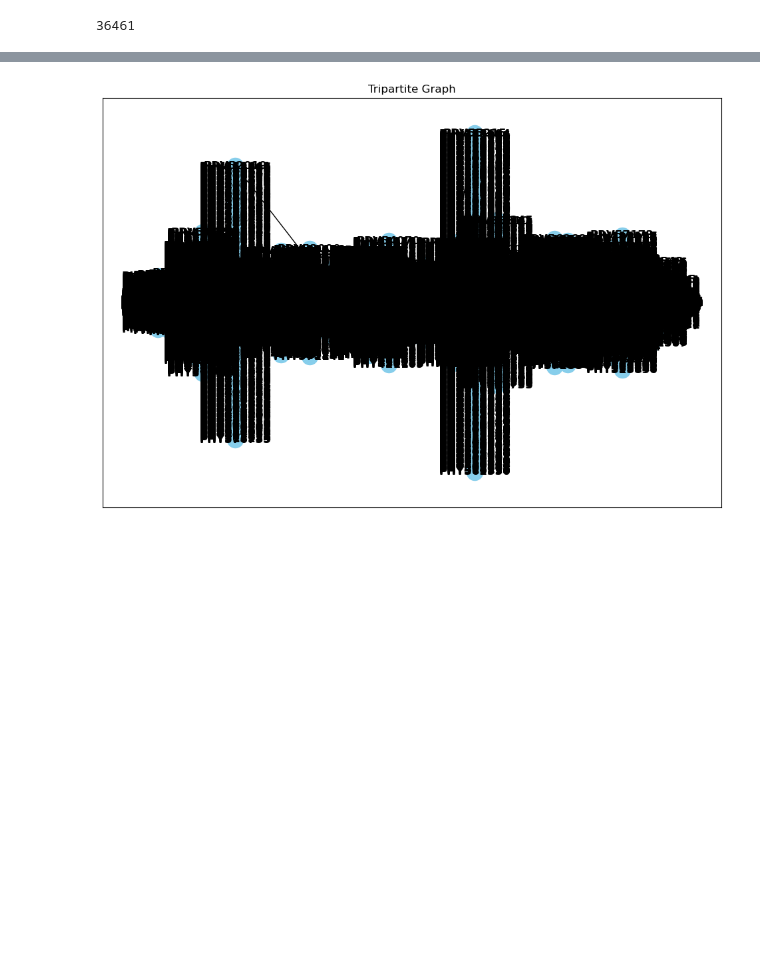
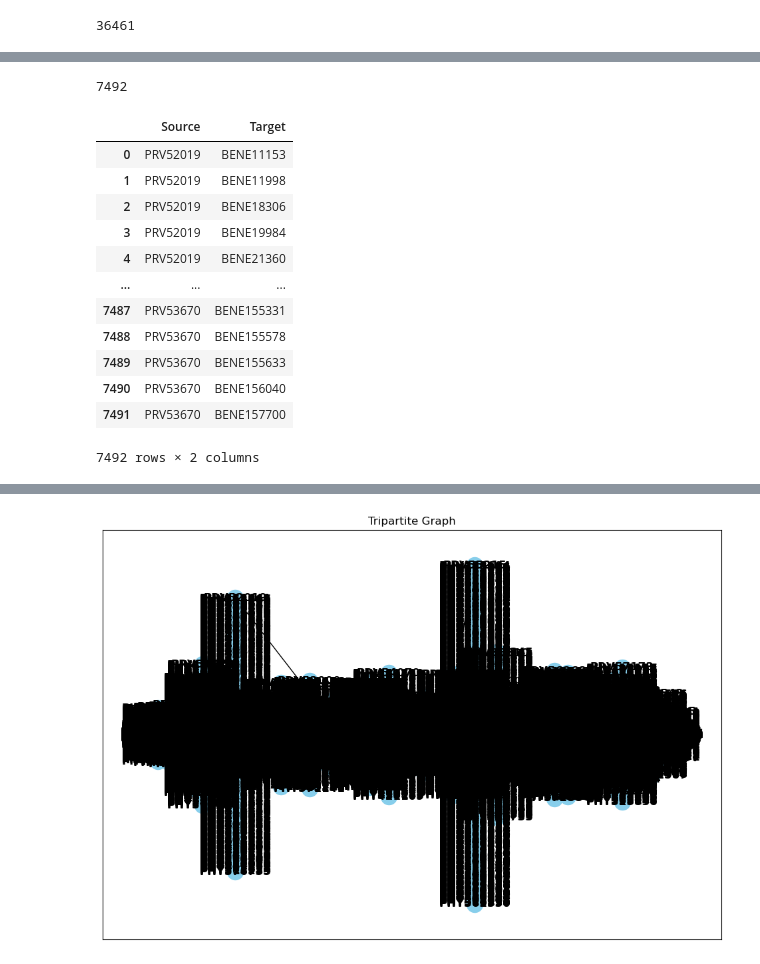
Before and after one commit to meghavi1610/Healthcare_Provider_Fraud, a Jupyter notebook: Data Exploration.ipynb, the cells around one changed output, grey strips where cells are left out. Saved outputs shown, nothing was run; the diff lists cells and outputs as text; code cells hidden in the pictures; blank space fills up the shorter version.

```diff
--- a/Data Exploration.ipynb
+++ b/Data Exploration.ipynb
@@ -137,7 +137,7 @@ target = 'AttendingPhysician'
 G = nx.from_pandas_edgelist(train_df, source=source, target = target)
 # %%
 # Remove rows with NaN values in specified columns
-train_df.dropna(subset=['Provider', 'OperatingPhysician', 'AttendingPhysician'], inplace=True)
+train_df.dropna(subset=['BeneID','Provider', 'OperatingPhysician', 'AttendingPhysician'], inplace=True)
 # %%
 train_df.shape
 # %% [output]
@@ -161,3 +181,38 @@ df=train_df
 # %%
 import networkx as nx
 import matplotlib.pyplot as plt
+# %%
+import networkx as nx
+
+# Filter DataFrame to include only rows where AP and OP are the same
+same_physician_cases = df[df['AttendingPhysician'] == df['OperatingPhysician']]
+
+# Create a graph from the filtered DataFrame
+G = nx.from_pandas_edgelist(same_physician_cases, 'Provider', 'BeneID')
+
+# Calculate the degree of providers in the graph
+provider_degrees = dict(G.degree())
+
+# Filter providers with degree greater than 50
+providers_degree_gt_50 = {provider: degree for provider, degree in provider_degrees.items() if degree > 50}
+# %%
+import networkx as nx
+import pandas as pd
+
+# Filter edges based on the degree of providers
+filtered_edges = [(u, v) for u, v in G.edges() if G.degree(u) > 150]
+
+# Create a subgraph containing only the filtered edges
+subgraph = G.edge_subgraph(filtered_edges)
+
+# Extract providers and beneficiaries from the filtered edges
+providers = [edge[0] for edge in filtered_edges]
+beneficiaries = [edge[1] for edge in filtered_edges]
+
+# Export nodes to a CSV file
+nodes_df = pd.DataFrame({'Id': providers + beneficiaries}).drop_duplicates()
+nodes_df.to_csv('nodes.csv', index=False)
+
+# Export edges to a CSV file with 'Source' as provider and 'Target' as beneficiary
+edges_df = pd.DataFrame({'Source': providers, 'Target': beneficiaries})
+edges_df.to_csv('edges.csv', index=False)
@@ -163,0 +239,20 @@ import matplotlib.pyplot as plt
+# %%
+len(filtered_edges)
+# %% [output]
+7492
+# %%
+edges_df
+# %% [output]
+|  | Source | Target |
+| 0 | PRV52019 | BENE11153 |
+| 1 | PRV52019 | BENE11998 |
+| 2 | PRV52019 | BENE18306 |
+| 3 | PRV52019 | BENE19984 |
+| 4 | PRV52019 | BENE21360 |
+| ... | ... | ... |
+| 7487 | PRV53670 | BENE155331 |
+| 7488 | PRV53670 | BENE155578 |
+| 7489 | PRV53670 | BENE155633 |
+| 7490 | PRV53670 | BENE156040 |
+| 7491 | PRV53670 | BENE157700 |
+7492 rows × 2 columns
```
Also changed, not shown: parts of 11 cells of this notebook.
